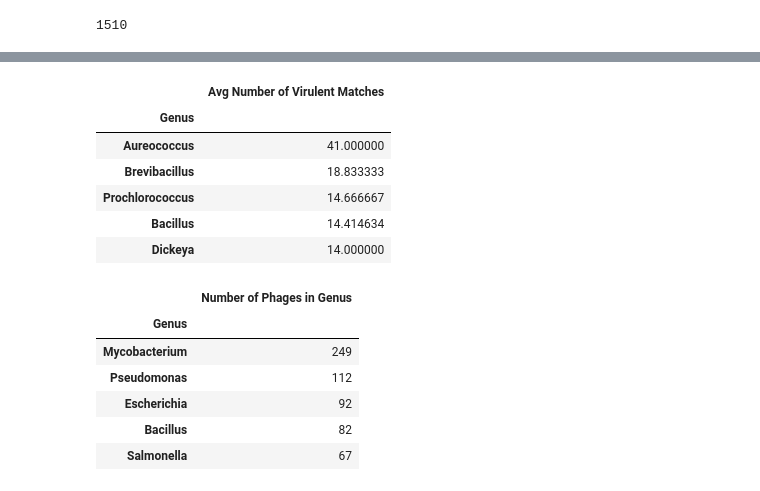
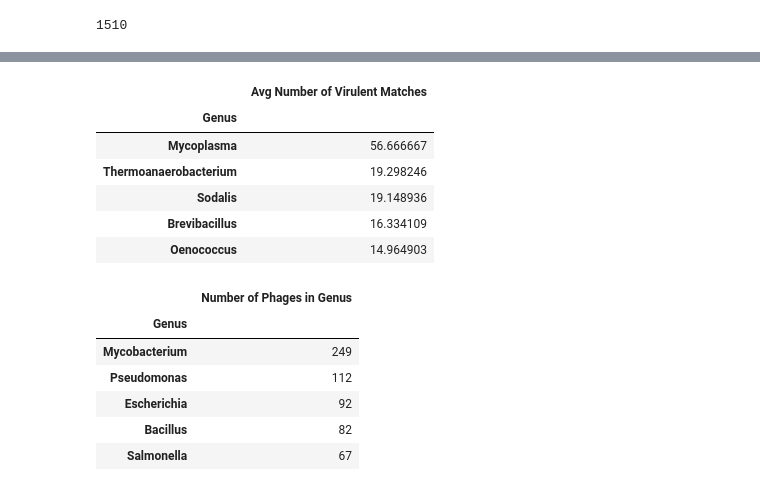
Before and after one commit to glickmac/VF_HMM, a Jupyter notebook: Virulence_HMMs/HMM_Paser.ipynb, the cells around one changed output, grey strips where cells are left out. Saved outputs shown, nothing was run; the diff lists cells and outputs as text; code cells hidden in the pictures.

```diff
--- a/Virulence_HMMs/HMM_Paser.ipynb
+++ b/Virulence_HMMs/HMM_Paser.ipynb
@@ -146,0 +120,3 @@ plt.boxplot(items)
+# %%
+test2['VF_By_Count'] = list(map(lambda x,y: (x/float(y))*(100), test2['Virulence'],test2['Gene_Count']))
+test2.head()
@@ -163,10 +167,10 @@ len(tens_count)
 # %%
 ## Group by Bacterial Genus
-genus_name = test.index
+genus_name = test2.index
 demo2 = [x.split(' ',1)[0] for x in genus_name]
 # %%
 len(demo2)
 # %% [output]
 1510
 # %%
-test['Genus'] = demo2
+test2['Genus'] = demo2
@@ -173,14 +187,16 @@ test['Genus'] = demo2
+# %%
+test2 = test2.drop(['Virulence', 'Gene_Count'], axis=1)
 # %%
-Virulence_Avg = test.groupby('Genus').mean()
-Virulence_Avg = Virulence_Avg.sort_values(by=['Virulence'], ascending=False)
+Virulence_Avg = test2.groupby('Genus').mean()
+Virulence_Avg = Virulence_Avg.sort_values(by=['VF_By_Count'], ascending=False)
 Virulence_Avg.columns = ['Avg Number of Virulent Matches']
 Virulence_Avg.head()
 # %% [output]
 |  | Avg Number of Virulent Matches |
 | Genus |  |
-| Aureococcus | 41.000000 |
-| Brevibacillus | 18.833333 |
-| Prochlorococcus | 14.666667 |
-| Bacillus | 14.414634 |
-| Dickeya | 14.000000 |
+| Mycoplasma | 56.666667 |
+| Thermoanaerobacterium | 19.298246 |
+| Sodalis | 19.148936 |
+| Brevibacillus | 16.334109 |
+| Oenococcus | 14.964903 |
 # %%
```
Also changed, not shown: parts of 31 cells of this notebook, 2 other files.
